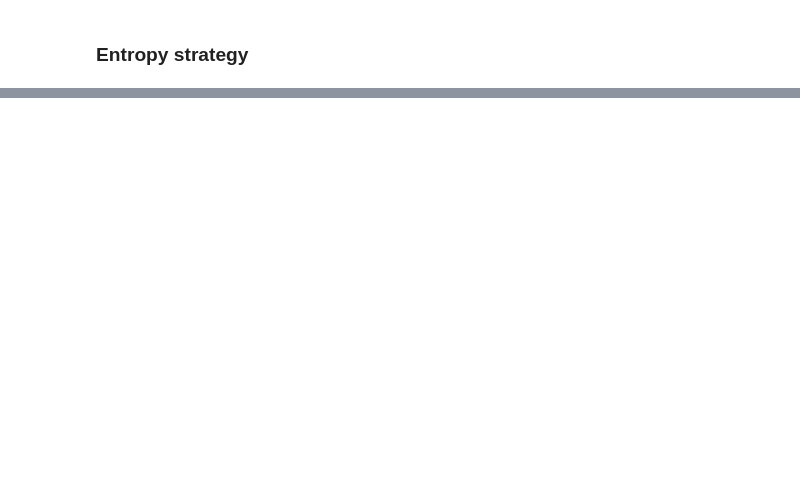
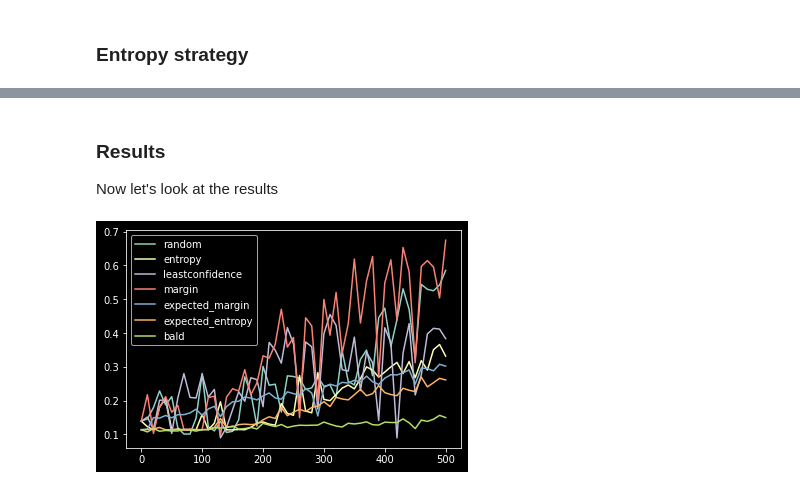
Before and after one commit to pietrolesci/energizer, a Jupyter notebook: examples/image_classification.ipynb, the cells around one changed output, grey strips where cells are left out. Cells and saved outputs as stored; diff of their text form; code cells hidden in the pictures; blank space fills up the shorter version.

```diff
--- a/examples/image_classification.ipynb
+++ b/examples/image_classification.ipynb
@@ -315,0 +573,13 @@ trainer.validate(
+# %%
+seed_everything(42)  # for reproducibility (e.g., dropout)
+trainer = Trainer(**trainer_kwargs)
+results = trainer.active_fit(
+    model=expected_margin_strategy,
+    train_dataloaders=train_dl,
+    val_dataloaders=val_dl,
+    test_dataloaders=test_dl,
+)
+# %%
+expected_margin_df = results.to_pandas()
+results_dict["expected_margin"] = expected_margin_df
+expected_margin_df
@@ -315,0 +606,9 @@ trainer.validate(
+# %%
+seed_everything(42)  # for reproducibility (e.g., dropout)
+trainer = Trainer(**trainer_kwargs)
+results = trainer.active_fit(
+    model=bald_strategy,
+    train_dataloaders=train_dl,
+    val_dataloaders=val_dl,
+    test_dataloaders=test_dl,
+)
@@ -315,0 +657,4 @@ trainer.validate(
+# %%
+bald_df = results.to_pandas()
+results_dict["bald"] = bald_df
+bald_df
@@ -315,0 +679,10 @@ trainer.validate(
+# %% [markdown]
+### Results
+Now let's look at the results
+# %%
+for k, v in results_dict.items():
+    plt.plot(v["train_size"], v["test/accuracy_epoch"], label=k)
+plt.legend()
+plt.show()
+# %% [output]
+[figure, added]
```
Also changed, not shown: parts of 47 cells of this notebook, 16 other files.
